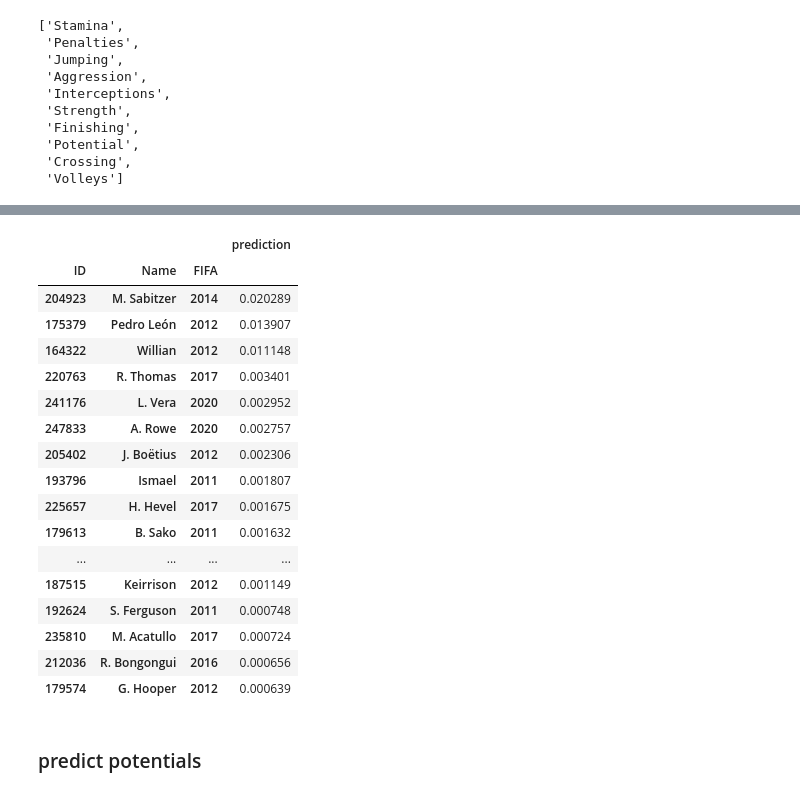
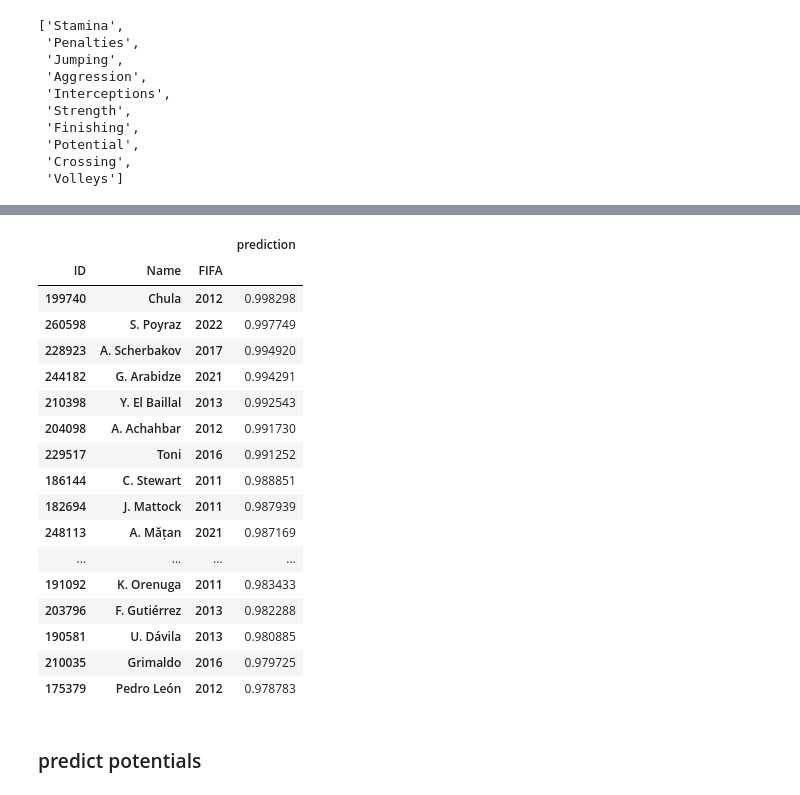
Before and after one commit to robb1302/statsfaction, a Jupyter notebook: scripts/sport_analytics/model/out of nowhere_forward.ipynb, the cells around one changed output, grey strips where cells are left out. Saved outputs shown, nothing was run; the diff lists cells and outputs as text; code cells hidden in the pictures.

```diff
--- a/scripts/sport_analytics/model/out of nowhere_forward.ipynb
+++ b/scripts/sport_analytics/model/out of nowhere_forward.ipynb
@@ -188,8 +188,12 @@ from sklearn.metrics import accuracy_score, classification_report, confusion_mat
 import xgboost as xgb
 import lightgbm as lgb
 import warnings
+from sklearn.model_selection import cross_val_predict, cross_val_score
+# Ignore all warnings
+import logging
 
-# Ignore all warnings
+# Suppress LightGBM warning messages
+logging.getLogger('lightgbm').setLevel(logging.ERROR)
 warnings.filterwarnings("ignore")
 # Load your dataset or replace df_processed and df with your data
 # df_processed = pd.read_csv('your_dataset.csv')
@@ -198,6 +202,19 @@ warnings.filterwarnings("ignore")
 X = df_processed.drop("target", axis=1, errors='ignore')
 y = df['target']  # Use df_processed here instead of df
 X_train, X_test, y_train, y_test = train_test_split(X, y, test_size=0.2, random_state=42)
+
+from sklearn.preprocessing import StandardScaler
+
+# Instantiate the StandardScaler
+scaler = StandardScaler()
+features = X_train.columns
+# Fit the scaler on your training data and transform the data
+X_train = scaler.fit_transform(X_train)
+X_train = pd.DataFrame(X_train,columns=features)
+# Transform the test data using the same scaler
+X_test = scaler.transform(X_test)
+X_test = pd.DataFrame(X_test,columns=features)
+
 
 # Define class weights (if applicable)
 class_weights = 'balanced'  # You can customize these weights if needed
@@ -209,11 +226,13 @@ models = {
     'Random Forest Classifier': RandomForestClassifier(class_weight=class_weights),
     # 'Support Vector Classifier': SVC(class_weight=class_weights,probability=True,kernel='linear'),
     'XGBoost Classifier': xgb.XGBClassifier(),
-    'LightGBM Classifier': lgb.LGBMClassifier()
+    'LightGBM Classifier': lgb.LGBMClassifier(verbose= -1)
 }
 
+
+scoring = ["accuracy","precision","recall","f1_score","roc_auc"]
 model_results = {}
-
+cross_val_scores = {}
 for model_name, model in models.items():
     print(model_name,"training----->")
     model.fit(X_train, y_train)
@@ -243,7 +262,13 @@ for model_name, model in models.items():
         'AUC': auc,
         'Precision': precision
     }
-
+    for score in scoring:
+        try:
+            scores = cross_val_score(model, X_test, y_test, cv=3, scoring=score,verbose=0)
+            cross_val_scores[model_name] = scores
+            print(f"Val Score {score}",f"{model_name}: {np.round(cross_val_scores[model_name].mean(),4)} +/- {np.round(cross_val_scores[model_name].std(),3)}")
+        except:
+            print(score)
 # Evaluate and print results for each model
 for model_name, results in model_results.items():
     print(f"Model: {model_name}")
@@ -339,26 +350,26 @@ Name: target, dtype: float64
 # %%
-my_model = model_results[ 'LightGBM Classifier']['Model']
+my_model = model_results[ 'Logistic Regression']['Model']
 y_test = pd.DataFrame(my_model.predict_proba(X_test)[:,1],columns=["prediction"],index=y_test.index)
 y_test.sort_values(by="prediction",ascending = False).head(20)
 # %% [output]
 |  |  |  | prediction |
 | ID | Name | FIFA |  |
-| 204923 | M. Sabitzer | 2014 | 0.020289 |
-| 175379 | Pedro León | 2012 | 0.013907 |
-| 164322 | Willian | 2012 | 0.011148 |
-| 220763 | R. Thomas | 2017 | 0.003401 |
-| 241176 | L. Vera | 2020 | 0.002952 |
-| 247833 | A. Rowe | 2020 | 0.002757 |
-| 205402 | J. Boëtius | 2012 | 0.002306 |
-| 193796 | Ismael | 2011 | 0.001807 |
-| 225657 | H. Hevel | 2017 | 0.001675 |
-| 179613 | B. Sako | 2011 | 0.001632 |
+| 199740 | Chula | 2012 | 0.998298 |
+| 260598 | S. Poyraz | 2022 | 0.997749 |
+| 228923 | A. Scherbakov | 2017 | 0.994920 |
+| 244182 | G. Arabidze | 2021 | 0.994291 |
+| 210398 | Y. El Baillal | 2013 | 0.992543 |
+| 204098 | A. Achahbar | 2012 | 0.991730 |
+| 229517 | Toni | 2016 | 0.991252 |
+| 186144 | C. Stewart | 2011 | 0.988851 |
+| 182694 | J. Mattock | 2011 | 0.987939 |
+| 248113 | A. Mățan | 2021 | 0.987169 |
 | ... | ... | ... | ... |
-| 187515 | Keirrison | 2012 | 0.001149 |
-| 192624 | S. Ferguson | 2011 | 0.000748 |
-| 235810 | M. Acatullo | 2017 | 0.000724 |
-| 212036 | R. Bongongui | 2016 | 0.000656 |
-| 179574 | G. Hooper | 2012 | 0.000639 |
+| 191092 | K. Orenuga | 2011 | 0.983433 |
+| 203796 | F. Gutiérrez | 2013 | 0.982288 |
+| 190581 | U. Dávila | 2013 | 0.980885 |
+| 210035 | Grimaldo | 2016 | 0.979725 |
+| 175379 | Pedro León | 2012 | 0.978783 |
 # %% [markdown]
 ### predict potentials
 # %%
```
Also changed, not shown: parts of 6 cells of this notebook, 6 other files.
